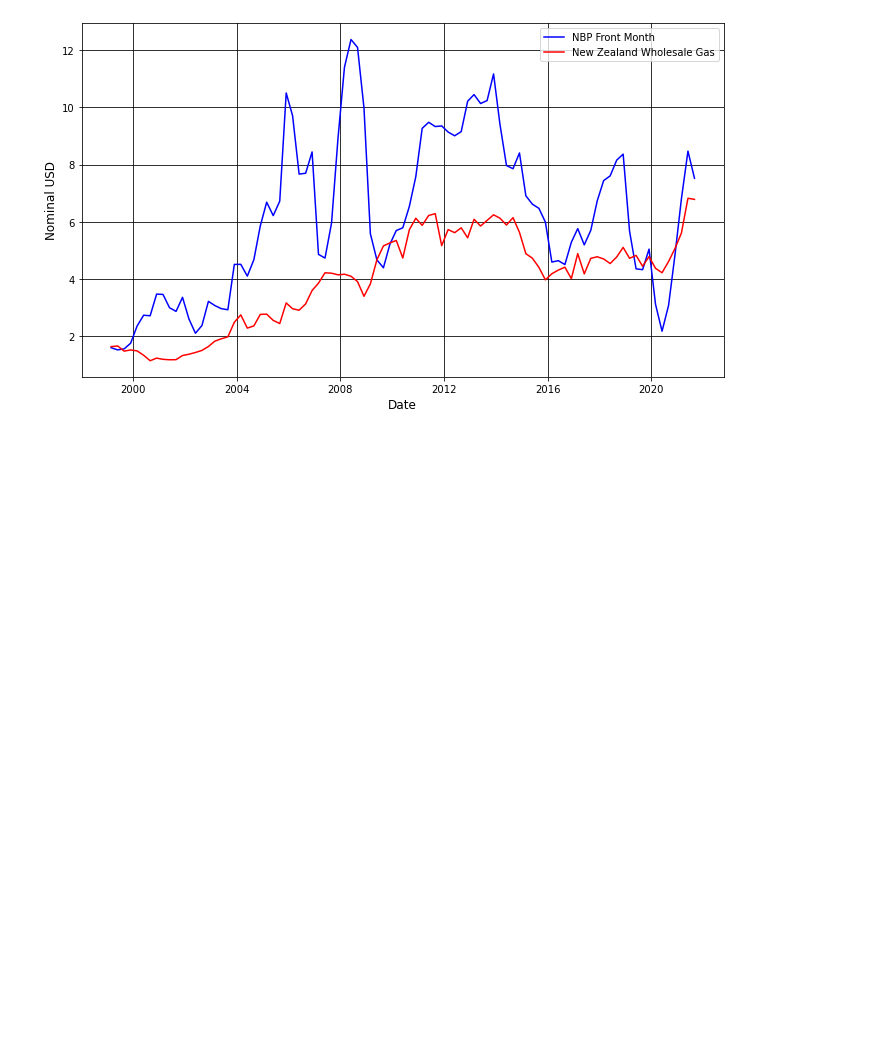
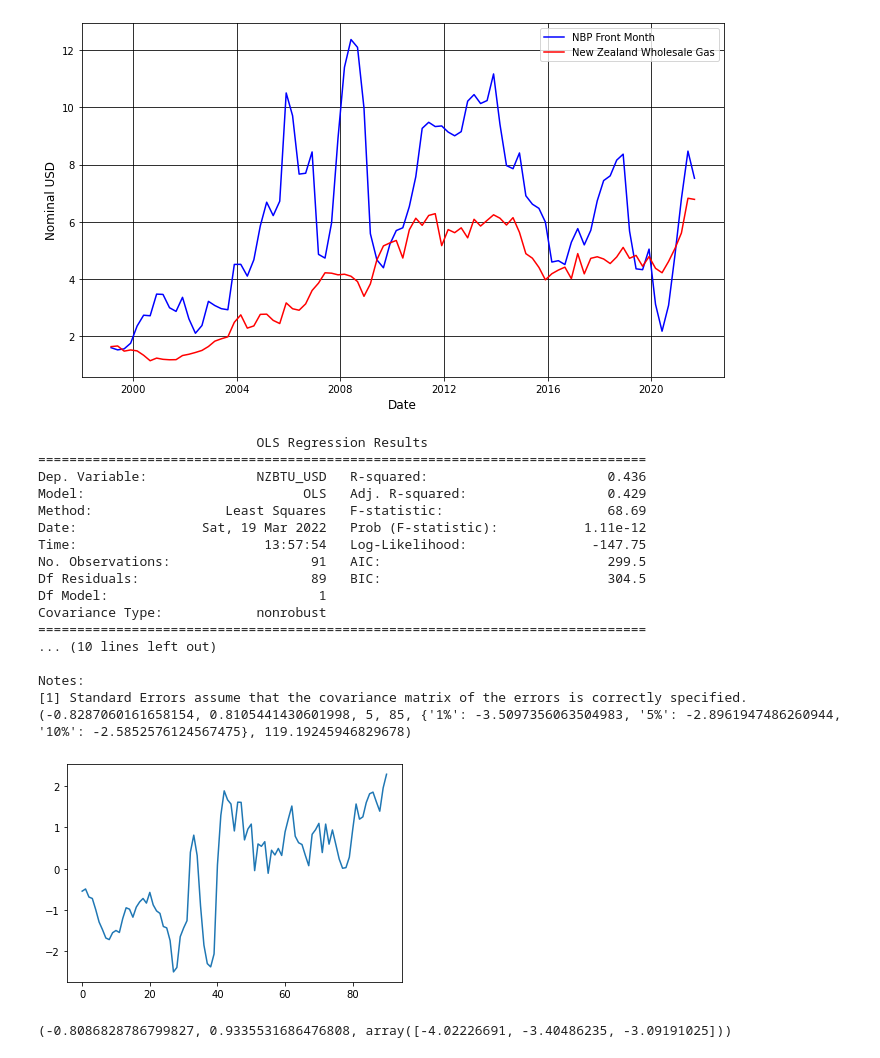
Before and after one commit to joe-ascroft/phd, a Jupyter notebook: jupyter code/metrics/gas nz.ipynb, the cells around one changed output. Saved outputs shown, nothing was run; the diff lists cells and outputs as text; code cells hidden in the pictures; blank space fills up the shorter version.

```diff
--- a/jupyter code/metrics/gas nz.ipynb
+++ b/jupyter code/metrics/gas nz.ipynb
@@ -148,3 +148,33 @@ plt.grid(color="black")
 plt.savefig('/Users/joe/Dropbox/PhD/Writing/TeX/Charts/}nz-uk-gas.png', dpi=400)
 # %% [output]
 [figure]
+# %%
+result_nbp = smf.ols(formula="NZBTU_USD ~ NBP_USD", data=df).fit()
+print(result_nbp.summary())
+plt.plot(result_nbp.resid)
+test = ts.adfuller(result_nbp.resid,autolag="AIC")
+print(test)
+# %% [output]
+                            OLS Regression Results
+==============================================================================
+Dep. Variable:              NZBTU_USD   R-squared:                       0.436
+Model:                            OLS   Adj. R-squared:                  0.429
+Method:                 Least Squares   F-statistic:                     68.69
+Date:                Sat, 19 Mar 2022   Prob (F-statistic):           1.11e-12
+Time:                        13:57:54   Log-Likelihood:                -147.75
+No. Observations:                  91   AIC:                             299.5
+Df Residuals:                      89   BIC:                             304.5
+Df Model:                           1
+Covariance Type:            nonrobust
+==============================================================================
+... (10 lines left out)
+
+Notes:
+[1] Standard Errors assume that the covariance matrix of the errors is correctly specified.
+(-0.8287060161658154, 0.8105441430601998, 5, 85, {'1%': -3.5097356063504983, '5%': -2.8961947486260944, '10%': -2.5852576124567475}, 119.19245946829678)
+[figure, added]
+# %%
+result = ts.coint(df['NZ_BTU'],df['NBP_USD'])
+print(result)
+# %% [output]
+(-0.8086828786799827, 0.9335531686476808, array([-4.02226691, -3.40486235, -3.09191025]))
```
Also changed, not shown: parts of 6 cells of this notebook, 3 other files.
